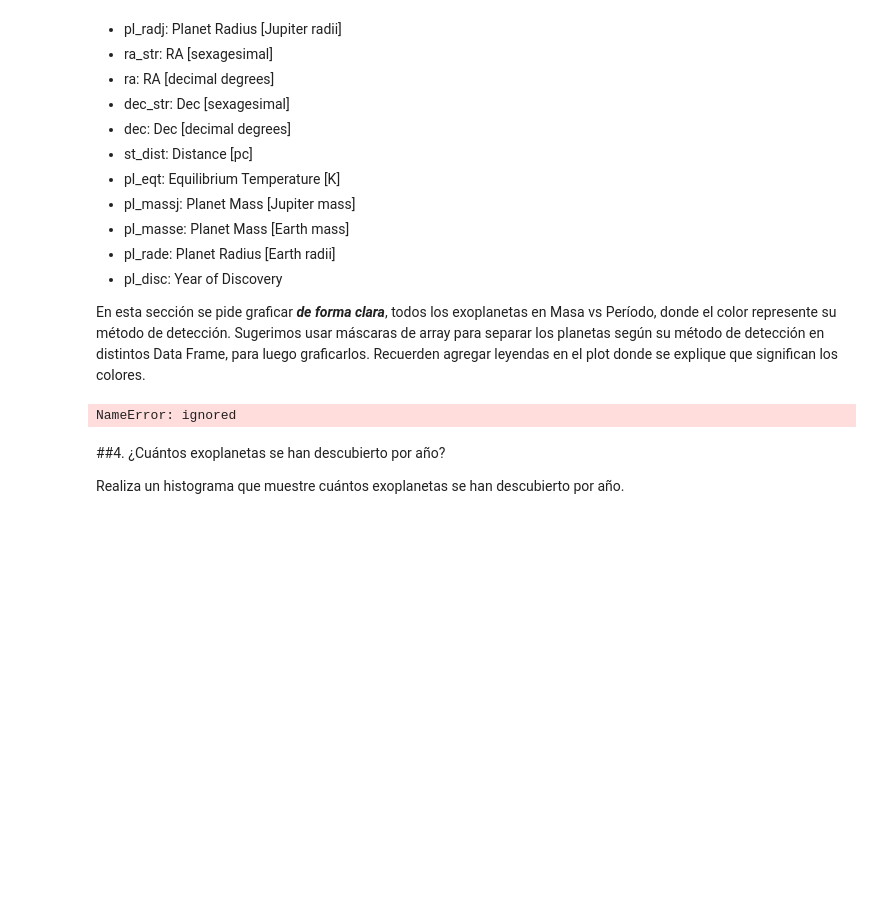
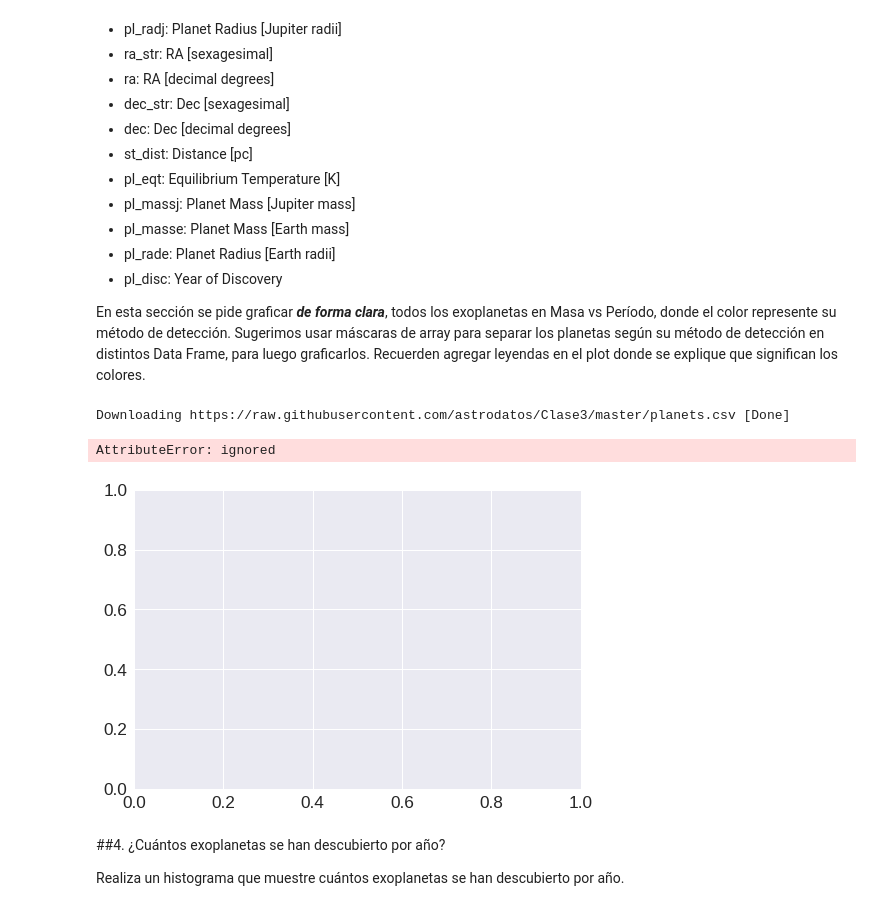
Before and after one commit to SimonSanfeliu/minitarea3, a Jupyter notebook: minitarea3.ipynb, the cells around one changed output. Saved outputs shown, nothing was run; the diff lists cells and outputs as text; code cells hidden in the pictures; blank space fills up the shorter version.

```diff
--- a/minitarea3.ipynb
+++ b/minitarea3.ipynb
@@ -187,37 +187,39 @@ metodos.mean()
 # %%
 # Importamos Pandas y cargamos el archivo planets.csv
 import pandas as pd
 from matplotlib.pyplot import rcParams
 
 archivo = download_file('https://raw.githubusercontent.com/astrodatos/Clase3/master/planets.csv')
 planetas = pd.read_csv(archivo, comment="#")
 
-astro = planetas[planetas['pl_discmethod']] == 'Astronometry'
-etv = planetas[planetas['pl_discmethod']] == 'Ecplise Timing Variations'
-imaging = planetas[planetas['pl_discmethod']] == 'Imaging'
-micro = planetas[planetas['pl_discmethod']] == 'Microlensing'
-obm = planetas[planetas['pl_discmethod']] == 'Orbital Brightness Modulation'
-pulsar = planetas[planetas['pl_discmethod']] == 'Pulsar Timing'
-ptv = planetas[planetas['pl_discmethod']] == 'Pulsation Timing Variations'
-radial = planetas[planetas['pl_discmethod']] == 'Radial Velocity'
-transit = planetas[planetas['pl_discmethod']] == 'Transit'
-ttv = planetas[planetas['pl_discmethod']] == 'Transit Timing Variations'
+astro = planetas[planetas['pl_discmethod'] == 'Astronometry']
+etv = planetas[planetas['pl_discmethod'] == 'Ecplise Timing Variations']
+imaging = planetas[planetas['pl_discmethod'] == 'Imaging']
+micro = planetas[planetas['pl_discmethod'] == 'Microlensing']
+obm = planetas[planetas['pl_discmethod'] == 'Orbital Brightness Modulation']
+pulsar = planetas[planetas['pl_discmethod'] == 'Pulsar Timing']
+ptv = planetas[planetas['pl_discmethod'] == 'Pulsation Timing Variations']
+radial = planetas[planetas['pl_discmethod'] == 'Radial Velocity']
+transit = planetas[planetas['pl_discmethod'] == 'Transit']
+ttv = planetas[planetas['pl_discmethod'] == 'Transit Timing Variations']
 
 # Graficar plot
 params = {'legend.fontsize': 'x-large',
          'axes.labelsize': 'x-large',
          'axes.titlesize':'x-large',
          'xtick.labelsize':'x-large',
          'ytick.labelsize':'x-large'}
 rcParams.update(params)
 
 plt.scatter(np.log(planetas['pl_orbper']), np.log(planetas['pl_bmasse']), astro = 'r', etv = 'g', imaging = 'b', micro = 'y', obm = 'c', pulsar = 'k', ptv = 'yellow', radial = 'lime', transit = 'magenta', ttv = 'orange')
 plt.title('Masa v/s Periodo, con método de descubrimiento')
 plt.xlabel('Periodo [días]')
 plt.ylabel('Masa [masa de la Tierra]')
 plt.legend(loc = best)
 # %% [output]
-NameError: ignored
+Downloading https://raw.githubusercontent.com/astrodatos/Clase3/master/planets.csv [Done]
+AttributeError: ignored
+[figure, added]
 # %% [markdown]
 ##4. ¿Cuántos exoplanetas se han descubierto por año?
 
```
